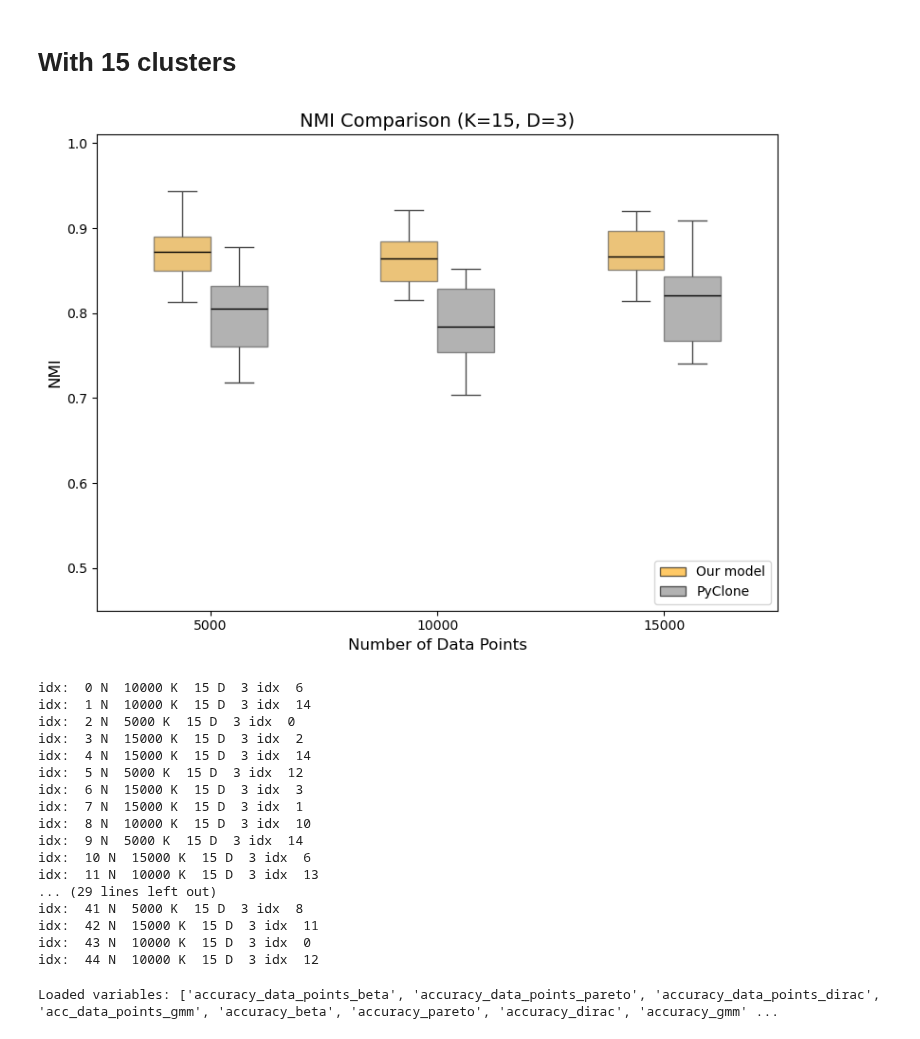
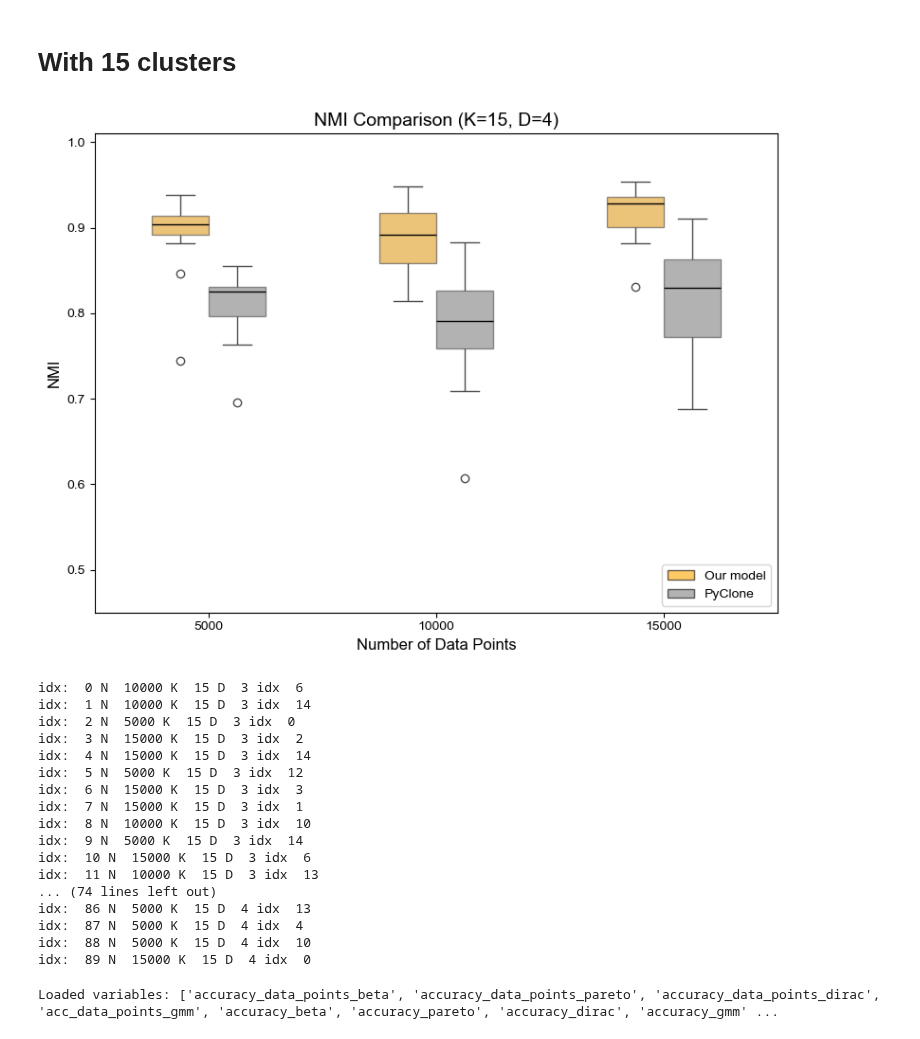
Before and after one commit to caravagnalab/MOBSTERm, a Jupyter notebook: test_generative/general_boxplots_analysis.ipynb, the cells around one changed output. Cells and saved outputs as stored; diff of their text form; code cells hidden in the pictures.

```diff
--- a/test_generative/general_boxplots_analysis.ipynb
+++ b/test_generative/general_boxplots_analysis.ipynb
@@ -2958,47 +2958,47 @@ def read_nmi_file(filename):
         return []
 
 K = 15
-D = 3
+D = 4
 
 for N in N_values:
-    filename_gmm = os.path.join(general_folder_gmm, f"D_3/nmi/nmi_N_{N}_K_{K}_D_{D}.txt")
+    filename_gmm = os.path.join(general_folder_gmm, f"D_4/nmi/nmi_N_{N}_K_{K}_D_{D}.txt")
     nmi_values_gmm = read_nmi_file(filename_gmm)
 
     for nmi in nmi_values_gmm:
         nmi_gmm.append({'N': N, 'NMI': nmi, 'Method': 'Our model'})
 
-    filename_pyclone = os.path.join(general_folder_pyclone, f"D_3/nmi/nmi_N_{N}_K_{K}_D_{D}.txt")
+    filename_pyclone = os.path.join(general_folder_pyclone, f"D_4/nmi/nmi_N_{N}_K_{K}_D_{D}.txt")
     nmi_values_pyclone = read_nmi_file(filename_pyclone)
 
     for nmi in nmi_values_pyclone:
         nmi_pyclone.append({'N': N, 'NMI': nmi, 'Method': 'PyClone'})
 
 df_gmm = pd.DataFrame(nmi_gmm)
 df_pyclone = pd.DataFrame(nmi_pyclone)
 df = pd.concat([df_gmm, df_pyclone])
 
 plt.figure(figsize=(8, 6))
 sns.boxplot(
     x='N', y='NMI', hue='Method', data=df,
     palette={'Our model': 'orange', 'PyClone': 'grey'},
     width=0.5, boxprops=dict(alpha=0.6), medianprops=dict(color='black')
 )
 
 plt.xlabel('Number of Data Points', fontsize=12)
 plt.ylabel('NMI', fontsize=12)
 plt.title(f'NMI Comparison (K={K}, D={D})', fontsize=14)
 plt.ylim([0.45, 1.01])
 
 legend_elements = [
     Patch(facecolor='orange', edgecolor='black', alpha=0.6, label='Our model'),
     Patch(facecolor='grey', edgecolor='black', alpha=0.6, label='PyClone')
 ]
 plt.legend(handles=legend_elements, loc='lower right')
 
 plt.tight_layout()
 plt.show()
 # %% [output]
-[figure, old version]
+[figure, new version]
 # %%
 def compute_pairwise_nmi(true_labels, predicted_labels, threshold=0.5):
     unique_true = np.unique(np.array(true_labels, dtype = 'int'))
@@ -3026,7 +3026,7 @@ def compute_pairwise_nmi(true_labels, predicted_labels, threshold=0.5):
     return label_mapping, nmi_matrix
 # %%
 # 3*9*15 = 405 files
-D_values = [3]
+D_values = [3,4]
 K_values = [15]
 N_values = [5000, 10000, 15000]
 true_phi_list = []
@@ -3074,7 +3074,7 @@ for dim in D_values:
         if match:
             # Extract N, K, D, and df values from the file name
             N, K, D, df = map(int, match.groups())
-            if K == 15 and D == 3:
+            if K == 15:
                 print('idx: ', idx, 'N ', N, 'K ', K, 'D ', D, 'idx ',df)
                 idx+=1
                 file_path = os.path.join(directory, filename)
@@ -3198,11 +3198,11 @@ idx:  8 N  10000 K  15 D  3 idx  10
 idx:  9 N  5000 K  15 D  3 idx  14
 idx:  10 N  15000 K  15 D  3 idx  6
 idx:  11 N  10000 K  15 D  3 idx  13
-... (29 lines left out)
-idx:  41 N  5000 K  15 D  3 idx  8
-idx:  42 N  15000 K  15 D  3 idx  11
-idx:  43 N  10000 K  15 D  3 idx  0
-idx:  44 N  10000 K  15 D  3 idx  12
+... (74 lines left out)
+idx:  86 N  5000 K  15 D  4 idx  13
+idx:  87 N  5000 K  15 D  4 idx  4
+idx:  88 N  5000 K  15 D  4 idx  10
+idx:  89 N  15000 K  15 D  4 idx  0
 # %%
 import pickle
 
```
Also changed, not shown: parts of 2 cells of this notebook.
